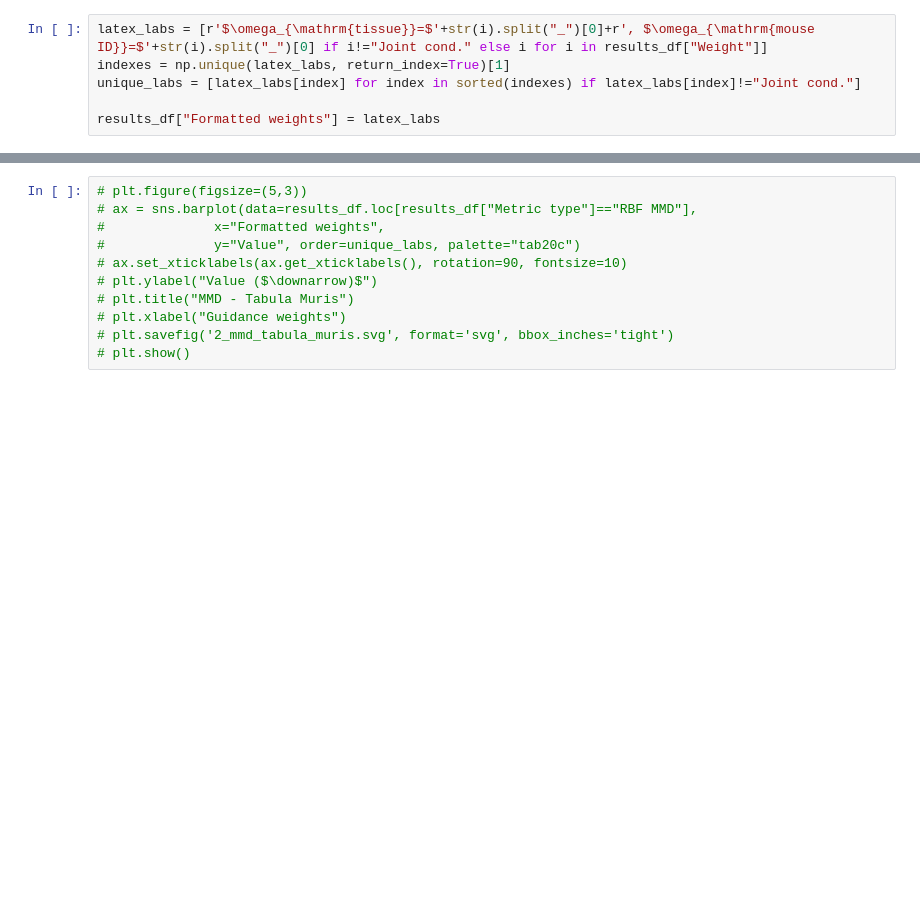
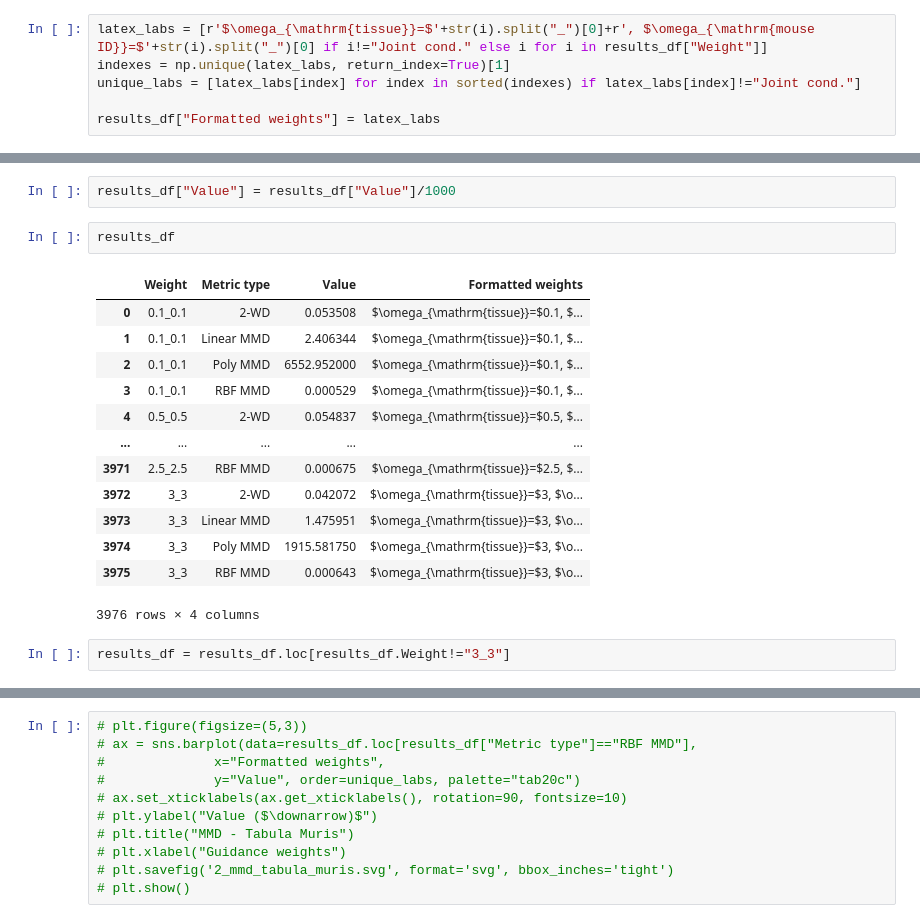
Before and after one commit to theislab/CFGen, a Jupyter notebook: notebooks/experiments/multi_label /score_comparisons/test_generation_tabula_muris_autoencoder_donor_guided.ipynb, the cells around one changed output, grey strips where cells are left out. Saved outputs shown, nothing was run; the diff lists cells and outputs as text; blank space fills up the shorter version.

```diff
--- a/notebooks/experiments/multi_label /score_comparisons/test_generation_tabula_muris_autoencoder_donor_guided.ipynb
+++ b/notebooks/experiments/multi_label /score_comparisons/test_generation_tabula_muris_autoencoder_donor_guided.ipynb
@@ -379,3 +381,23 @@ plt.show()
+# %%
+results_df["Value"] = results_df["Value"]/1000
+# %%
+results_df
+# %% [output]
+|  | Weight | Metric type | Value | Formatted weights |
+| 0 | 0.1_0.1 | 2-WD | 0.053508 | $\omega_{\mathrm{tissue}}=$0.1, $... |
+| 1 | 0.1_0.1 | Linear MMD | 2.406344 | $\omega_{\mathrm{tissue}}=$0.1, $... |
+| 2 | 0.1_0.1 | Poly MMD | 6552.952000 | $\omega_{\mathrm{tissue}}=$0.1, $... |
+| 3 | 0.1_0.1 | RBF MMD | 0.000529 | $\omega_{\mathrm{tissue}}=$0.1, $... |
+| 4 | 0.5_0.5 | 2-WD | 0.054837 | $\omega_{\mathrm{tissue}}=$0.5, $... |
+| ... | ... | ... | ... | ... |
+| 3971 | 2.5_2.5 | RBF MMD | 0.000675 | $\omega_{\mathrm{tissue}}=$2.5, $... |
+| 3972 | 3_3 | 2-WD | 0.042072 | $\omega_{\mathrm{tissue}}=$3, $\o... |
+| 3973 | 3_3 | Linear MMD | 1.475951 | $\omega_{\mathrm{tissue}}=$3, $\o... |
+| 3974 | 3_3 | Poly MMD | 1915.581750 | $\omega_{\mathrm{tissue}}=$3, $\o... |
+| 3975 | 3_3 | RBF MMD | 0.000643 | $\omega_{\mathrm{tissue}}=$3, $\o... |
+3976 rows × 4 columns
+# %%
+results_df = results_df.loc[results_df.Weight!="3_3"]
 # %%
 plt.figure(figsize=(5,3))
 ax = sns.barplot(data=results_df.loc[results_df["Metric type"]=="Linear MMD"],
```
Also changed, not shown: parts of 5 cells of this notebook, 11 other files.
